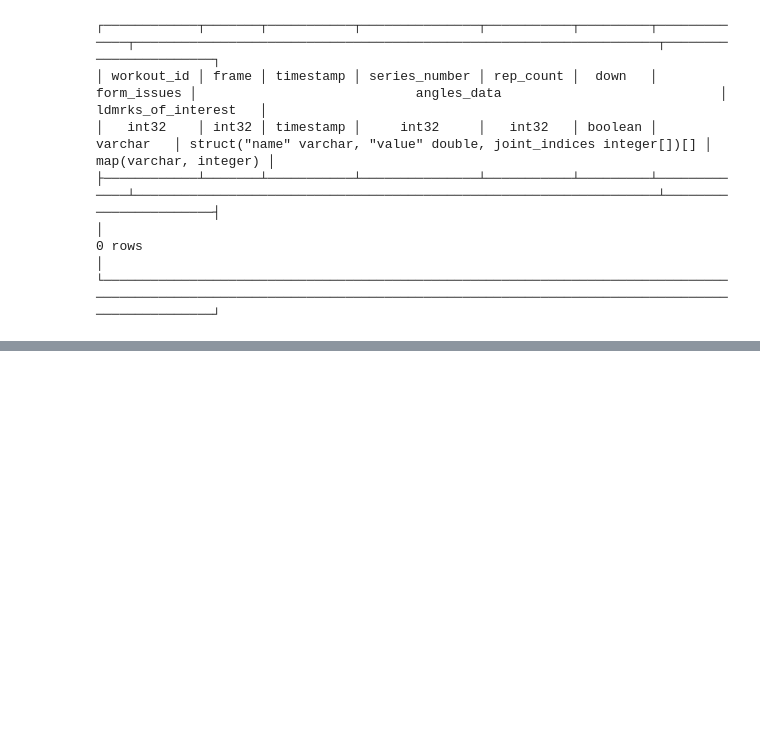
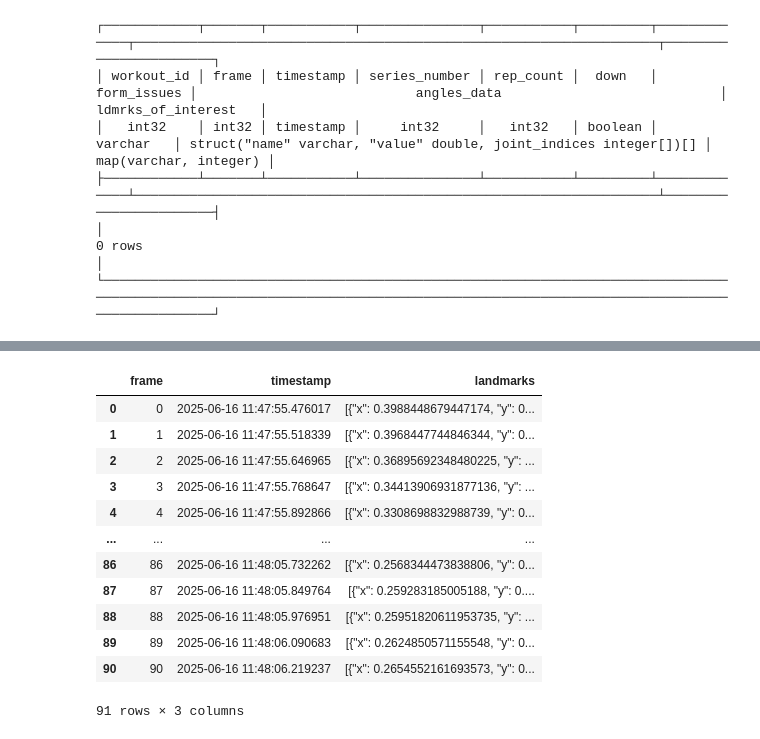
Before and after one commit to thibtd/GymBuddy, a Jupyter notebook: notebook/db_check.ipynb, the cells around one changed output, grey strips where cells are left out. Drawn from its saved outputs; the diff is of its cells as text; code cells hidden in the pictures; blank space fills up the shorter version.

```diff
--- a/notebook/db_check.ipynb
+++ b/notebook/db_check.ipynb
@@ -108,3 +108,5 @@ conn.sql("SELECT * FROM workout_analysis where workout_id = 122")
 └────────────────────────────────────────────────────────────────────────────────────────────────────────────────────────────────────────────────────────────────────────────────┘
 # %%
 conn.close()
+# %%
+raw_landamrks = pd.read_csv('../data/test_landmarks.csv')
@@ -110,0 +174,16 @@ conn.close()
+# %%
+raw_landamrks
+# %% [output]
+|  | frame | timestamp | landmarks |
+| 0 | 0 | 2025-06-16 11:47:55.476017 | [{"x": 0.3988448679447174, "y": 0... |
+| 1 | 1 | 2025-06-16 11:47:55.518339 | [{"x": 0.3968447744846344, "y": 0... |
+| 2 | 2 | 2025-06-16 11:47:55.646965 | [{"x": 0.36895692348480225, "y": ... |
+| 3 | 3 | 2025-06-16 11:47:55.768647 | [{"x": 0.34413906931877136, "y": ... |
+| 4 | 4 | 2025-06-16 11:47:55.892866 | [{"x": 0.3308698832988739, "y": 0... |
+| ... | ... | ... | ... |
+| 86 | 86 | 2025-06-16 11:48:05.732262 | [{"x": 0.2568344473838806, "y": 0... |
+| 87 | 87 | 2025-06-16 11:48:05.849764 | [{"x": 0.259283185005188, "y": 0.... |
+| 88 | 88 | 2025-06-16 11:48:05.976951 | [{"x": 0.25951820611953735, "y": ... |
+| 89 | 89 | 2025-06-16 11:48:06.090683 | [{"x": 0.2624850571155548, "y": 0... |
+| 90 | 90 | 2025-06-16 11:48:06.219237 | [{"x": 0.2654552161693573, "y": 0... |
+91 rows × 3 columns
```
Also changed, not shown: parts of 19 cells of this notebook, 6 other files.
